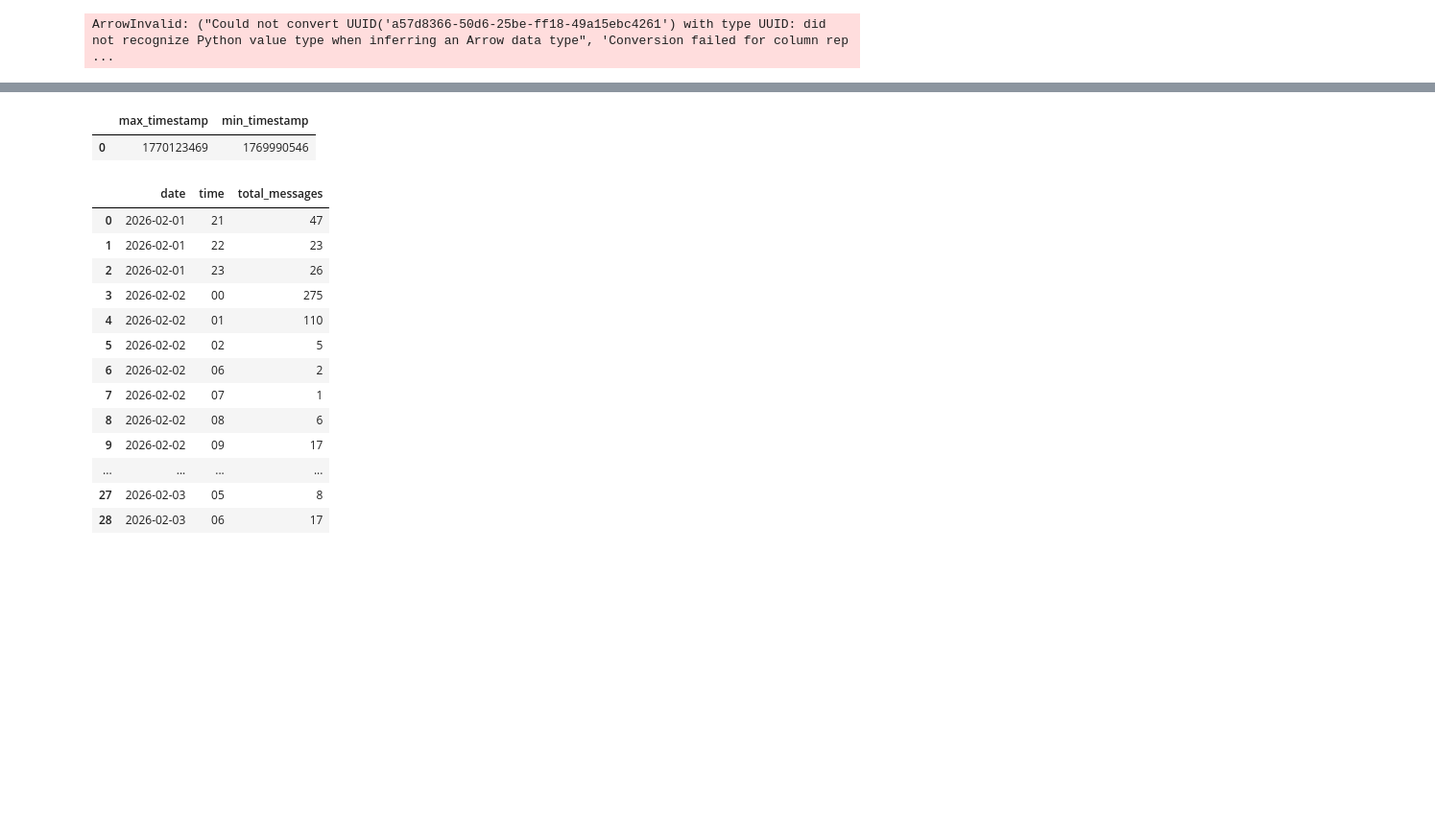
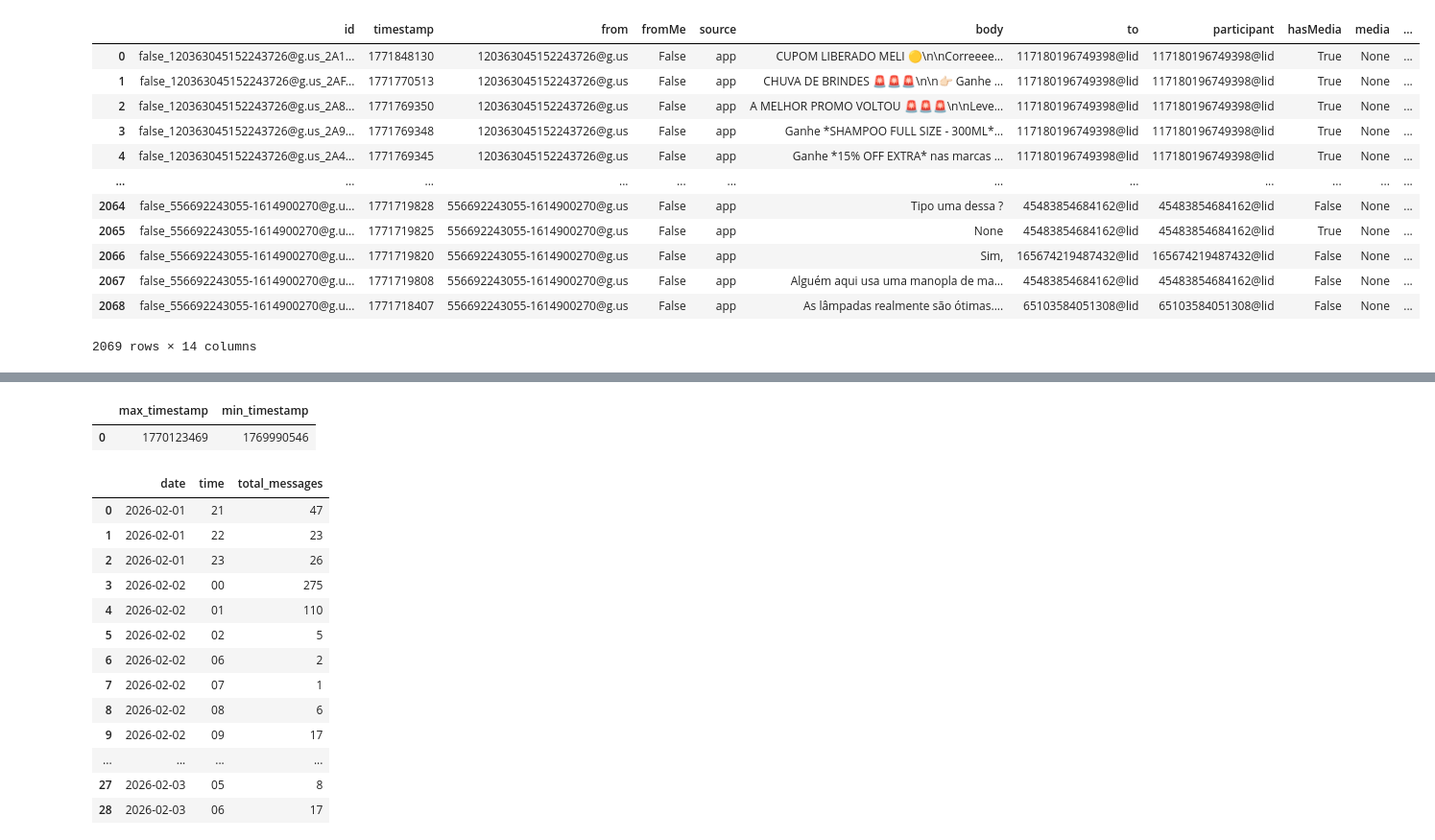
Before and after one commit to JoaoGollucci/whatsapp_data, a Jupyter notebook: pipeline.ipynb, the cells around one changed output, grey strips where cells are left out. Shown at 96% size. Drawn from its saved outputs; the diff is of its cells as text; code cells hidden in the pictures; blank space fills up the shorter version.

```diff
--- a/pipeline.ipynb
+++ b/pipeline.ipynb
@@ -41,19 +41,76 @@ con.load_extension('json')
 # %%
 #CAMADA BRONZE
 path = r'landing\*.json'
-df = con.execute('''
-    with dados as (
-    SELECT
-        *
-    FROM read_json_auto(?, ignore_errors=true)
-    )
-                 select * exclude(replyTo) from dados
-''', [path]).df()
 
-df.to_parquet(f'bronze/bronze_messages_{data_atual}.parquet', index=False, compression='snappy')
+# Usa DuckDB para salvar diretamente em parquet, excluindo o campo ID
+con.execute(f'''
+    COPY (
+        SELECT
+            id, timestamp, "from", fromMe, source, body, "to", participant,
+            hasMedia, media, ack, ackName, replyTo,
+            -- Reconstrói o struct _data sem o campo Info.ID
+            {{
+                'Info': {{
+                    'AddressingMode': _data.Info.AddressingMode,
+                    'BroadcastListOwner': _data.Info.BroadcastListOwner,
+                    'BroadcastRecipients': _data.Info.BroadcastRecipients,
+                    'Category': _data.Info.Category,
+                    'Chat': _data.Info.Chat,
+                    'DeviceSentMeta': _data.Info.DeviceSentMeta,
+                    'Edit': _data.Info.Edit,
+                    'IsFromMe': _data.Info.IsFromMe,
+                    'IsGroup': _data.Info.IsGroup,
+                    'MediaType': _data.Info.MediaType,
+                    'MsgBotInfo': _data.Info.MsgBotInfo,
+                    'MsgMetaInfo': _data.Info.MsgMetaInfo,
+                    'Multicast': _data.Info.Multicast,
+                    'PushName': _data.Info.PushName,
+                    'RecipientAlt': _data.Info.RecipientAlt,
+                    'Sender': _data.Info.Sender,
+                    'SenderAlt': _data.Info.SenderAlt,
+                    'ServerID': _data.Info.ServerID,
+                    'Timestamp': _data.Info.Timestamp,
+                    'Type': _data.Info.Type,
+                    'VerifiedName': _data.Info.VerifiedName
+                }},
+                'Message': _data.Message,
+                'IsEphemeral': _data.IsEphemeral,
+                'IsViewOnce': _data.IsViewOnce,
+                'IsViewOnceV2': _data.IsViewOnceV2,
+                'IsViewOnceV2Extension': _data.IsViewOnceV2Extension,
+                'IsDocumentWithCaption': _data.IsDocumentWithCaption,
+                'IsLottieSticker': _data.IsLottieSticker,
+                'IsBotInvoke': _data.IsBotInvoke,
+                'IsEdit': _data.IsEdit,
+                'SourceWebMsg': _data.SourceWebMsg,
+                'UnavailableRequestID': _data.UnavailableRequestID,
+                'RetryCount': _data.RetryCount,
+                'NewsletterMeta': _data.NewsletterMeta,
+                'RawMessage': _data.RawMessage,
+                'IsReal': _data.IsReal,
+                'Status': _data.Status
+            }} AS _data
+        FROM read_json_auto('{path}', ignore_errors=true)
+    ) TO 'bronze/bronze_messages_{data_atual}.parquet' (FORMAT PARQUET, COMPRESSION SNAPPY)
+''')
+
+# Lê de volta para exibir
+df = con.execute(f"SELECT * FROM 'bronze/bronze_messages_{data_atual}.parquet'").df()
 df
 # %% [output]
+|  | id | timestamp | from | fromMe | source | body | to | participant | hasMedia | media | ... |
+| 0 | false_120363045152243726@g.us_2A1... | 1771848130 | 120363045152243726@g.us | False | app | CUPOM LIBERADO MELI 🟡\n\nCorreeee... | 117180196749398@lid | 117180196749398@lid | True | None | ... |
+| 1 | false_120363045152243726@g.us_2AF... | 1771770513 | 120363045152243726@g.us | False | app | CHUVA DE BRINDES 🚨🚨🚨\n\n👉🏻 Ganhe ... | 117180196749398@lid | 117180196749398@lid | True | None | ... |
+| 2 | false_120363045152243726@g.us_2A8... | 1771769350 | 120363045152243726@g.us | False | app | A MELHOR PROMO VOLTOU 🚨🚨🚨\n\nLeve... | 117180196749398@lid | 117180196749398@lid | True | None | ... |
+| 3 | false_120363045152243726@g.us_2A9... | 1771769348 | 120363045152243726@g.us | False | app | Ganhe *SHAMPOO FULL SIZE - 300ML*... | 117180196749398@lid | 117180196749398@lid | True | None | ... |
+| 4 | false_120363045152243726@g.us_2A4... | 1771769345 | 120363045152243726@g.us | False | app | Ganhe *15% OFF EXTRA* nas marcas ... | 117180196749398@lid | 117180196749398@lid | True | None | ... |
+| ... | ... | ... | ... | ... | ... | ... | ... | ... | ... | ... | ... |
+| 2064 | false_556692243055-1614900270@g.u... | 1771719828 | 556692243055-1614900270@g.us | False | app | Tipo uma dessa ? | 45483854684162@lid | 45483854684162@lid | False | None | ... |
+| 2065 | false_556692243055-1614900270@g.u... | 1771719825 | 556692243055-1614900270@g.us | False | app | None | 45483854684162@lid | 45483854684162@lid | True | None | ... |
+| 2066 | false_556692243055-1614900270@g.u... | 1771719820 | 556692243055-1614900270@g.us | False | app | Sim, | 165674219487432@lid | 165674219487432@lid | False | None | ... |
+| 2067 | false_556692243055-1614900270@g.u... | 1771719808 | 556692243055-1614900270@g.us | False | app | Alguém aqui usa uma manopla de ma... | 45483854684162@lid | 45483854684162@lid | False | None | ... |
+| 2068 | false_556692243055-1614900270@g.u... | 1771718407 | 556692243055-1614900270@g.us | False | app | As lâmpadas realmente são ótimas.... | 65103584051308@lid | 65103584051308@lid | False | None | ... |
-ArrowInvalid: ("Could not convert UUID('a57d8366-50d6-25be-ff18-49a15ebc4261') with type UUID: did not recognize Python value type when inferring an Arrow data type", 'Conversion failed for column rep ...
+2069 rows × 14 columns
 # %%
 #CAMADA SILVER
 path = r'bronze\*.parquet'
```
Also changed, not shown: parts of 1 cell of this notebook, 23 other files.
